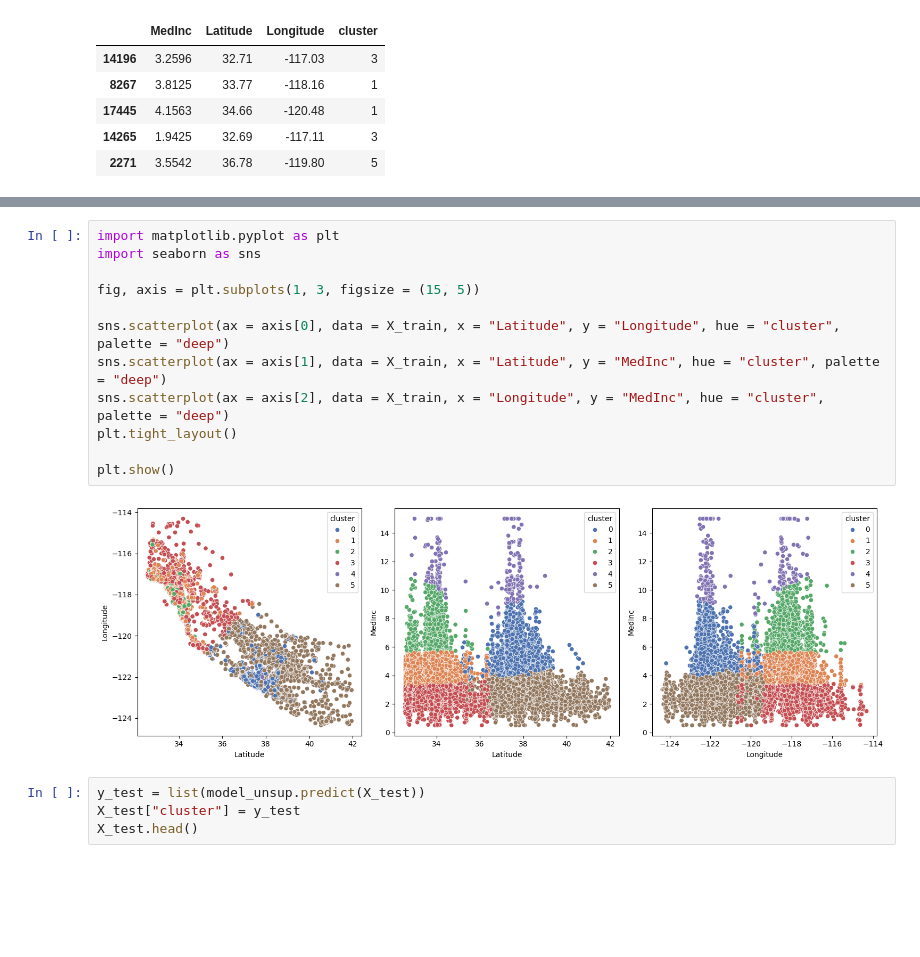
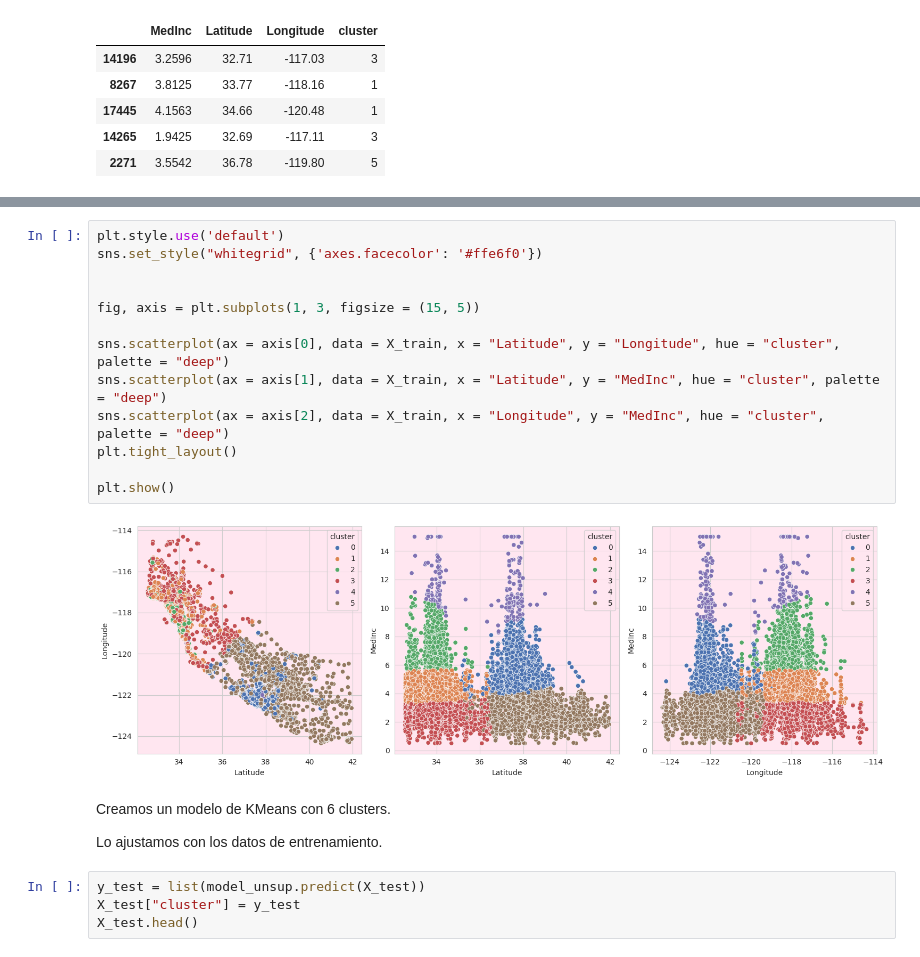
Before and after one commit to 4GeeksAcademy/MariaMiura1-K-Medias, a Jupyter notebook: src/explore.ipynb, the cells around one changed output, grey strips where cells are left out. Cells and saved outputs as stored; diff of their text form; blank space fills up the shorter version.

```diff
--- a/src/explore.ipynb
+++ b/src/explore.ipynb
@@ -74,17 +116,22 @@ X_train.head()
 # %%
-import matplotlib.pyplot as plt
-import seaborn as sns
+plt.style.use('default')
+sns.set_style("whitegrid", {'axes.facecolor': '#ffe6f0'})
+
 
 fig, axis = plt.subplots(1, 3, figsize = (15, 5))
 
 sns.scatterplot(ax = axis[0], data = X_train, x = "Latitude", y = "Longitude", hue = "cluster", palette = "deep")
 sns.scatterplot(ax = axis[1], data = X_train, x = "Latitude", y = "MedInc", hue = "cluster", palette = "deep")
 sns.scatterplot(ax = axis[2], data = X_train, x = "Longitude", y = "MedInc", hue = "cluster", palette = "deep")
 plt.tight_layout()
 
 plt.show()
 # %% [output]
-[figure, old version]
+[figure, new version]
+# %% [markdown]
+Creamos un modelo de KMeans con 6 clusters.
+
+Lo ajustamos con los datos de entrenamiento.
 # %%
 y_test = list(model_unsup.predict(X_test))
 X_test["cluster"] = y_test
```
Also changed, not shown: parts of 12 cells of this notebook.
